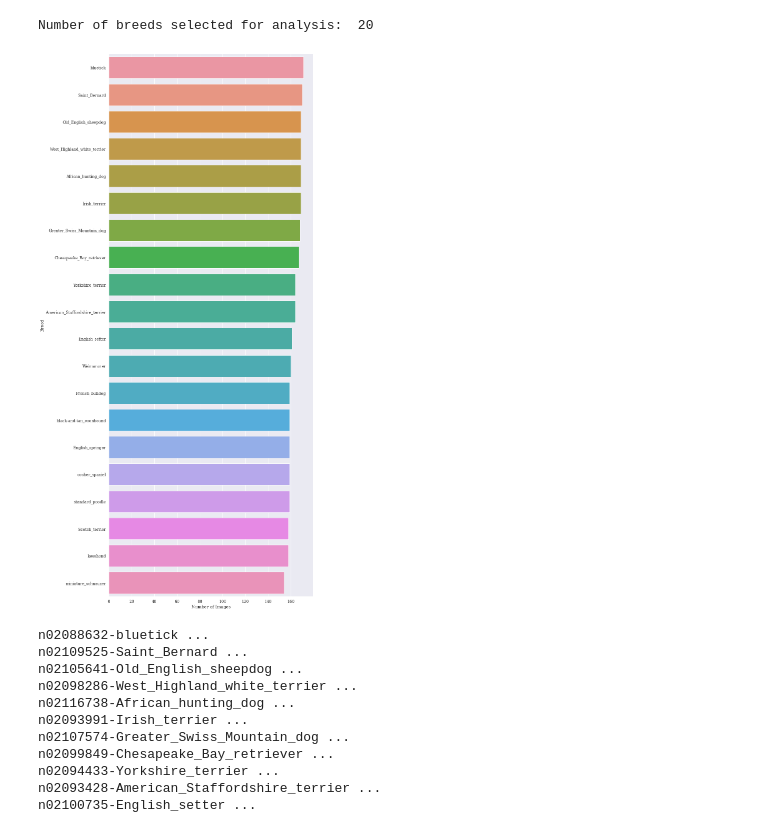
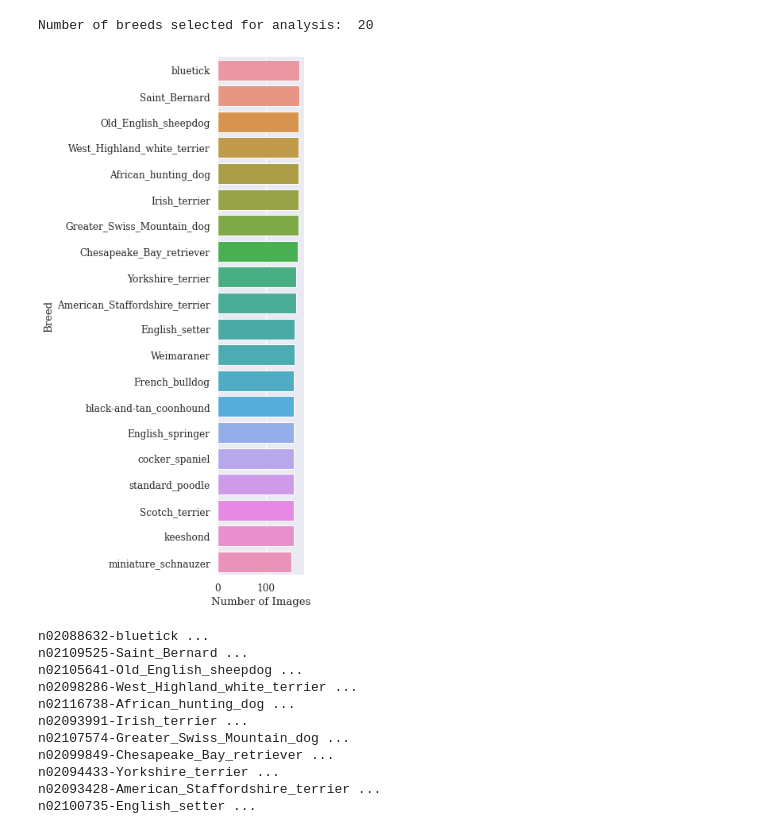
Before and after one commit to GabyCisnerosV/AllTheDogs, a Jupyter notebook: Dog_Breeds.ipynb, the cells around one changed output. Drawn from its saved outputs; the diff is of its cells as text; code cells hidden in the pictures.

```diff
--- a/Dog_Breeds.ipynb
+++ b/Dog_Breeds.ipynb
@@ -91,11 +91,11 @@ Number of breeds selected for analysis:  20
 # %%
 sns.set_theme(style="darkgrid",font_scale=1.1,font="serif")
 sns.catplot(y="Breed", x="Number of Images",data=the_Selected_dogs,
-            kind="bar",orient="h",height=25, aspect=0.5)
+            kind="bar",orient="h",height=10, aspect=0.5)
 
 plt.show()
 # %% [output]
-[figure, old version]
+[figure, new version]
 # %%
 #This function performs the following actions:
 #1 Reads every image from every folder of each breed
```
Also changed, not shown: parts of 25 cells of this notebook.
